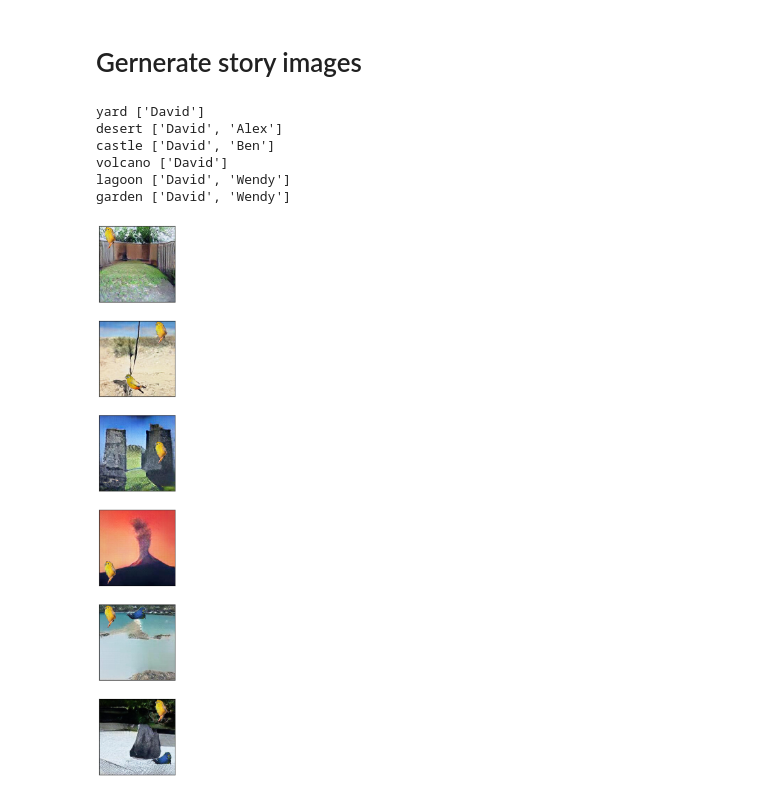
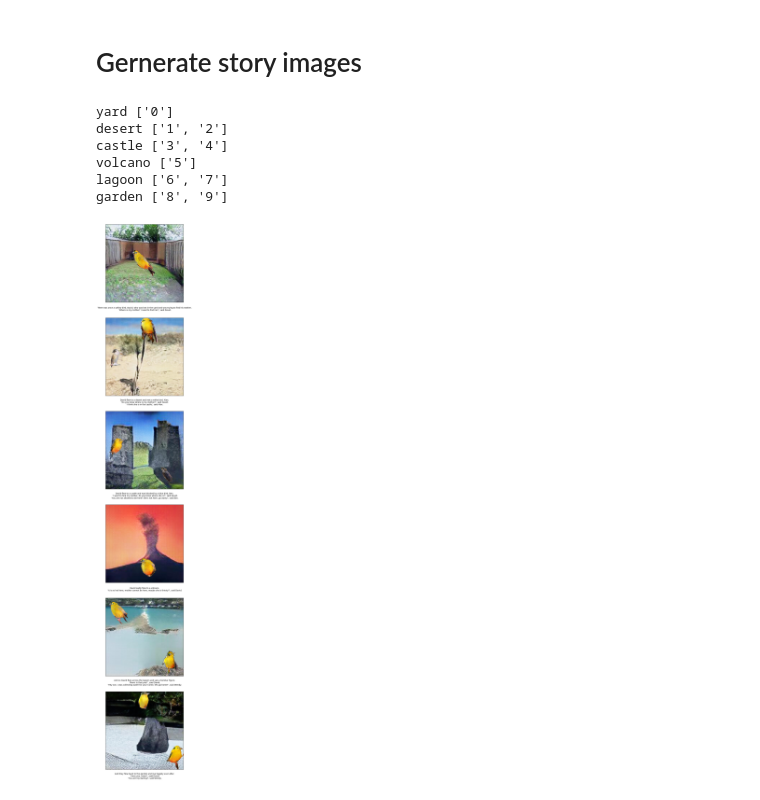
Before and after one commit to yiweichen04/content_producer, a Jupyter notebook: demo.ipynb, the cells around one changed output. Drawn from its saved outputs; the diff is of its cells as text; code cells hidden in the pictures.

Commit message:
Updata mix result

```diff
--- a/demo.ipynb
+++ b/demo.ipynb
@@ -34,6 +34,17 @@ for i in range(len(lines)):
             if birds_to_generate[i][j] == birds[k]:
                 text_file.write("%s\n" % features[k])
 text_file.close()
+
+lines = [line.replace(".", ".\n") for line in lines]
+
+counter = 0
+birds_to_generate_num = []
+for i in range(len(birds_to_generate)):
+    temp_list = []
+    for j in range(len(birds_to_generate[i])):
+        temp_list.append(str(counter))
+        counter += 1
+    birds_to_generate_num.append(temp_list)
 # %% [output]
 yard ['David']
 desert ['David', 'Alex']
@@ -70,7 +80,7 @@ def norm0255(arr):
     return arr
 
 basic_path = "../Result/"
-for img_path in glob.glob(basic_path + "chracters/*.jpg"):
+for img_path in glob.glob(basic_path + "characters/*.jpg"):
     img_name = img_path.split("/")[-1]
     bird_name = img_name.split(".")[0]
 
@@ -87,6 +97,5 @@ for img_path in glob.glob(basic_path + "chracters/*.jpg"):
     index_max = np.argmax(stats[1:,4])
     select_max = labels_matrix == (index_max + 1)
 
-    cv2.imwrite(basic_path + "chracters_mask/" + img_name, (mask_img * select_max))
-    print bird_name
+    cv2.imwrite(basic_path + "characters_mask/" + img_name, (mask_img * select_max))
 os.chdir("../")
@@ -362,11 +366,11 @@ def mix(scenes_to_generate, birds_to_generate):
 
     p_record = set()
     for bird_to_generate in birds_to_generate:
-        mask_basic_path = "Result/chracters_mask/"
+        mask_basic_path = "Result/characters_mask/"
         mask = cv2.imread(mask_basic_path + bird_to_generate + ".jpg")
         mask_h, mask_w, _ = mask.shape
 
-        bird_basic_path = "Result/chracters/"
+        bird_basic_path = "Result/characters/"
         bird = cv2.imread(bird_basic_path + bird_to_generate + ".jpg")
         bird_h, bird_w, _ = bird.shape
 
@@ -402,35 +406,45 @@ def mix(scenes_to_generate, birds_to_generate):
         scene = ~(templete > 0) * scene + templete_bird
     return scene
 # %%
+import cv2
 mix_img_list  = []
 for i in range(len(scenes_to_generate)):
-    print scenes_to_generate[i], birds_to_generate[i]
-    mix_img = mix(scenes_to_generate[i], birds_to_generate[i])
+    print scenes_to_generate[i], birds_to_generate_num[i]
+    mix_img = mix(scenes_to_generate[i], birds_to_generate_num[i])
+    cv2.imwrite("Result/mix/" + str(i) + ".jpg", mix_img)
+
     mix_img = mix_img[:,:,::-1]
     mix_img_list.append(mix_img)
 # %% [output]
-yard ['David']
-desert ['David', 'Alex']
-castle ['David', 'Ben']
-volcano ['David']
-lagoon ['David', 'Wendy']
-garden ['David', 'Wendy']
+yard ['0']
+desert ['1', '2']
+castle ['3', '4']
+volcano ['5']
+lagoon ['6', '7']
+garden ['8', '9']
 # %%
 import matplotlib.pyplot as plt
 %matplotlib inline
 
-plt.rcParams['figure.figsize'] = (10, 20)        # large images
+plt.rcParams['figure.figsize'] = (10, 50)        # large images
 plt.rcParams['image.interpolation'] = 'nearest'  # don't interpolate: show square pixels
 plt.rcParams['image.cmap'] = 'gray'  # use grayscale output rather than a (potentially misleadi
 
-plt.subplots_adjust(top=0.92, bottom=0.08, left=0.10, right=0.95, hspace=0.25,
-                    wspace=0.35)
+# build a rectangle in axes coords
+left, width = .50, .0
+bottom, height = -.10, .0
 
+# plt.subplots_adjust(top=0.92, bottom=0.08, left=0.10, right=0.95, hspace=0.25,
+#                     wspace=0.35)
 for i in range(len(scenes_to_generate)):
     fig = plt.subplot(6,1,i+1)
-    plt.imshow(mix_img_list[i])
 
+    fig.text(left, bottom, lines[i],
+        horizontalalignment='center',
+        verticalalignment='center',
+        transform=fig.transAxes)
     fig.axes.get_xaxis().set_visible(False)
     fig.axes.get_yaxis().set_visible(False)
+    plt.imshow(mix_img_list[i],extent=(20, 80, 20, 80))
 # %% [output]
-[figure, old version]
+[figure, new version]
```
Also changed, not shown: parts of 4 cells of this notebook, 36 other files.
